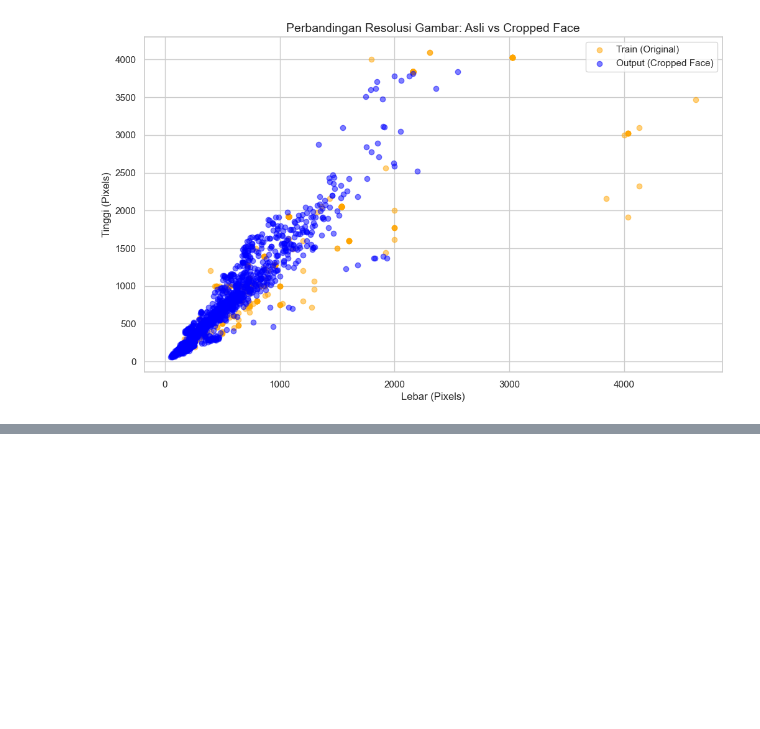
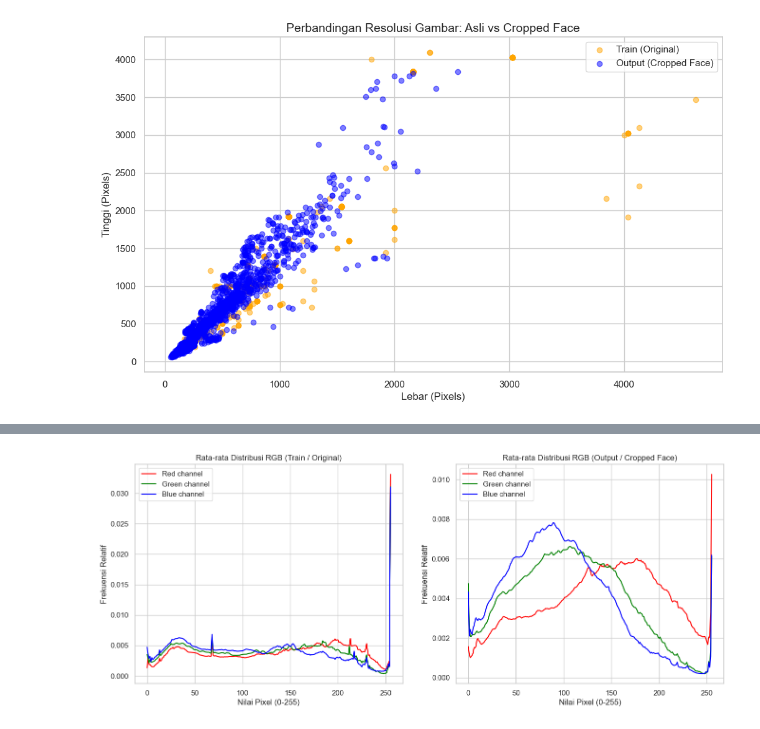
Before and after one commit to hafizanw/face-recognition-detection, a Jupyter notebook: Notebook/data_expolatory.ipynb, the cells around one changed output, grey strips where cells are left out. Drawn from its saved outputs; the diff is of its cells as text; code cells hidden in the pictures; blank space fills up the shorter version.

```diff
--- a/Notebook/data_expolatory.ipynb
+++ b/Notebook/data_expolatory.ipynb
@@ -211,0 +268,50 @@ plt.show()
+# %%
+def get_average_rgb_histogram(image_paths, max_samples=300):
+    avg_hist = np.zeros((256, 3)) # 256 bins, 3 channels
+    valid_count = 0
+
+    for img_path in image_paths[:max_samples]:
+        img = cv2.imread(img_path)
+        if img is not None:
+            img = cv2.cvtColor(img, cv2.COLOR_BGR2RGB)
+            for i in range(3): # 0:R, 1:G, 2:B
+                hist = cv2.calcHist([img], [i], None, [256], [0, 256])
+                avg_hist[:, i] += hist.flatten()
+            valid_count += 1
+
+    if valid_count > 0:
+        avg_hist /= valid_count # Rata-rata
+        # Normalisasi ke skala 0-1 untuk perbandingan
+        for i in range(3):
+            if np.sum(avg_hist[:, i]) > 0:
+                avg_hist[:, i] /= np.sum(avg_hist[:, i])
+
+    return avg_hist
+
+# Menghitung histogram
+hist_train = get_average_rgb_histogram(train_image_files)
+hist_out = get_average_rgb_histogram(output_image_files)
+
+# Visualisasi Histogram
+fig, axes = plt.subplots(1, 2, figsize=(16, 6))
+colors = ('red', 'green', 'blue')
+
+# Plot Train
+for i, col in enumerate(colors):
+    axes[0].plot(hist_train[:, i], color=col, label=f'{col.capitalize()} channel')
+axes[0].set_title('Rata-rata Distribusi RGB (Train / Original)')
+axes[0].set_xlabel('Nilai Pixel (0-255)')
+axes[0].set_ylabel('Frekuensi Relatif')
+axes[0].legend()
+
+# Plot Output
+for i, col in enumerate(colors):
+    axes[1].plot(hist_out[:, i], color=col, label=f'{col.capitalize()} channel')
+axes[1].set_title('Rata-rata Distribusi RGB (Output / Cropped Face)')
+axes[1].set_xlabel('Nilai Pixel (0-255)')
+axes[1].set_ylabel('Frekuensi Relatif')
+axes[1].legend()
+
+plt.show()
+# %% [output]
+[figure, added]
```
Also changed, not shown: parts of 5 cells of this notebook, 1 other file.
